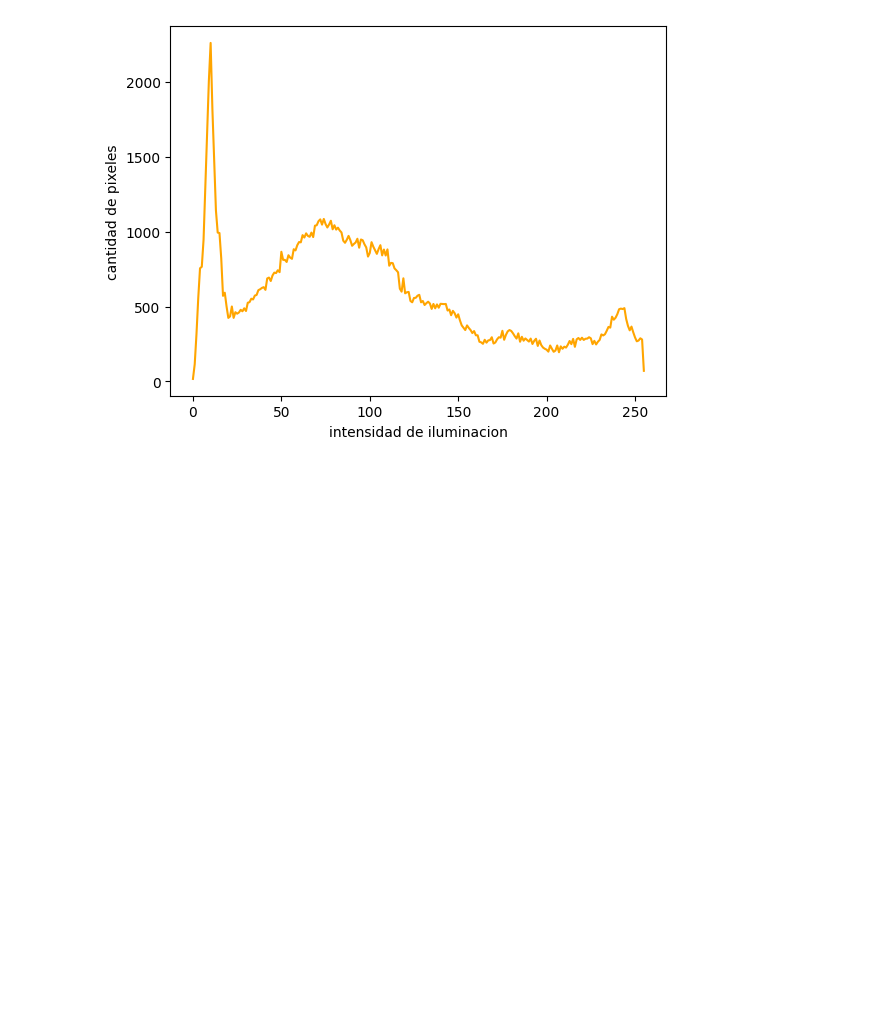
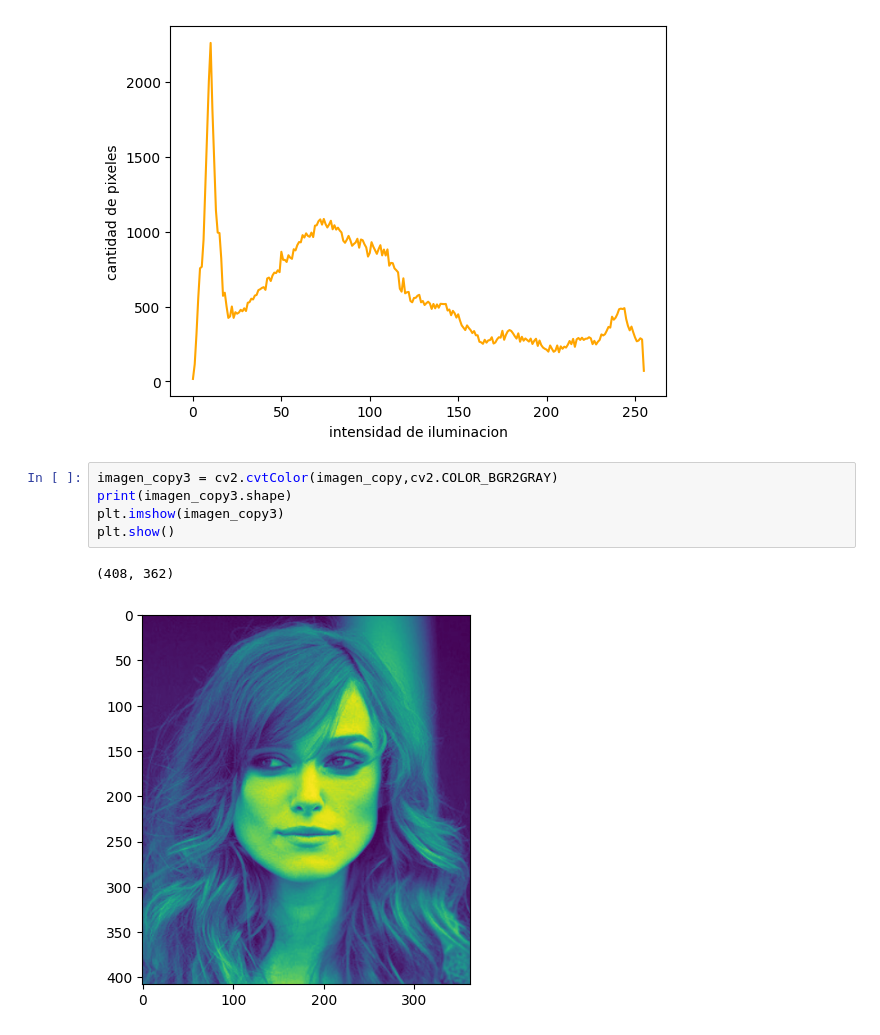
Before and after one commit to andresvillamayor/ML_Imagenes, a Jupyter notebook: leer_imagen_2.ipynb, the cells around one changed output. Cells and saved outputs as stored; diff of their text form; blank space fills up the shorter version.

```diff
--- a/leer_imagen_2.ipynb
+++ b/leer_imagen_2.ipynb
@@ -50,3 +50,11 @@ plt.ylabel('cantidad de pixeles')
 plt.show()
 # %% [output]
 [figure]
+# %%
+imagen_copy3 = cv2.cvtColor(imagen_copy,cv2.COLOR_BGR2GRAY)
+print(imagen_copy3.shape)
+plt.imshow(imagen_copy3)
+plt.show()
+# %% [output]
+(408, 362)
+[figure, added]
```
Also changed, not shown: parts of 1 cell of this notebook.
